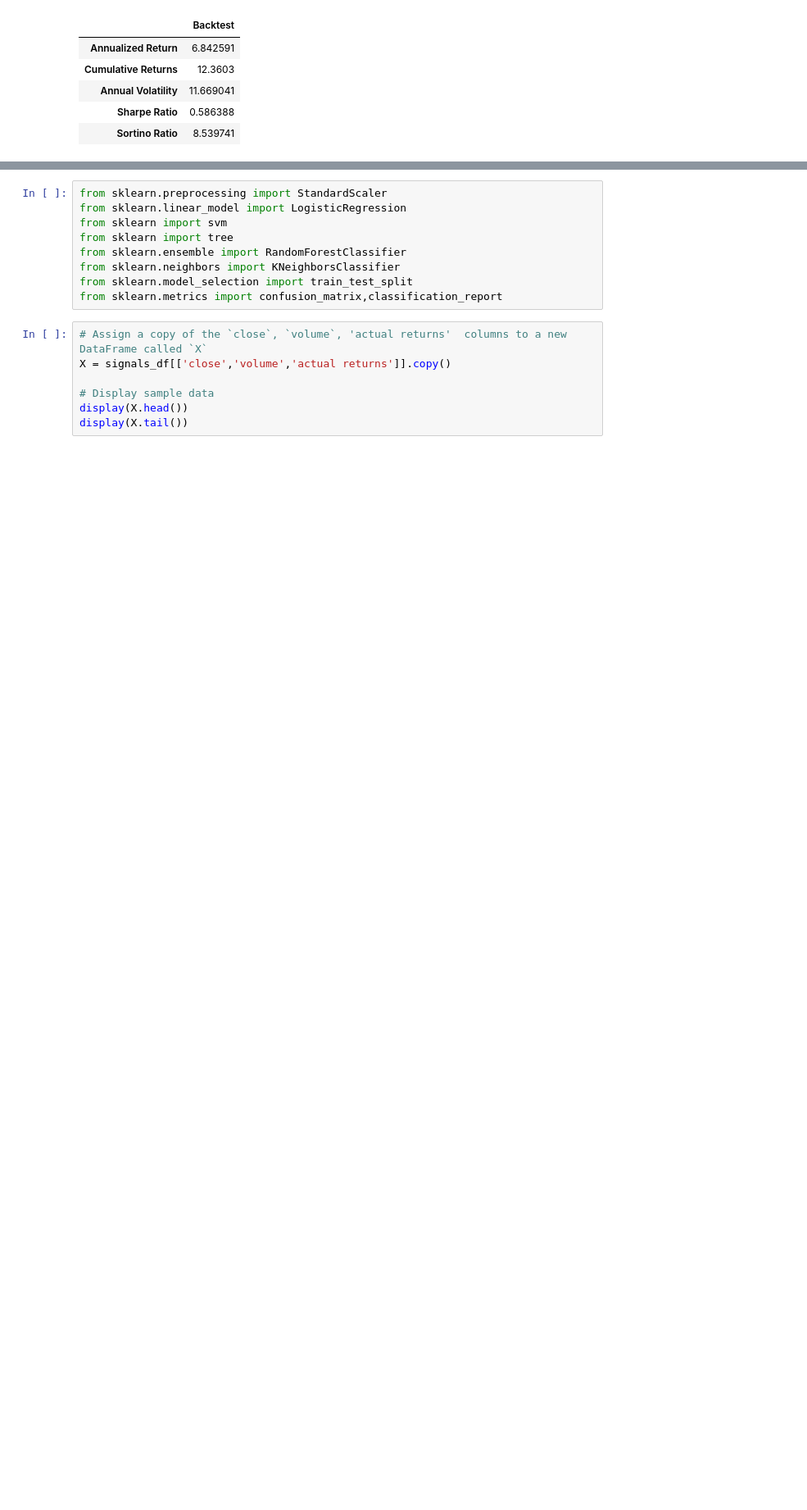
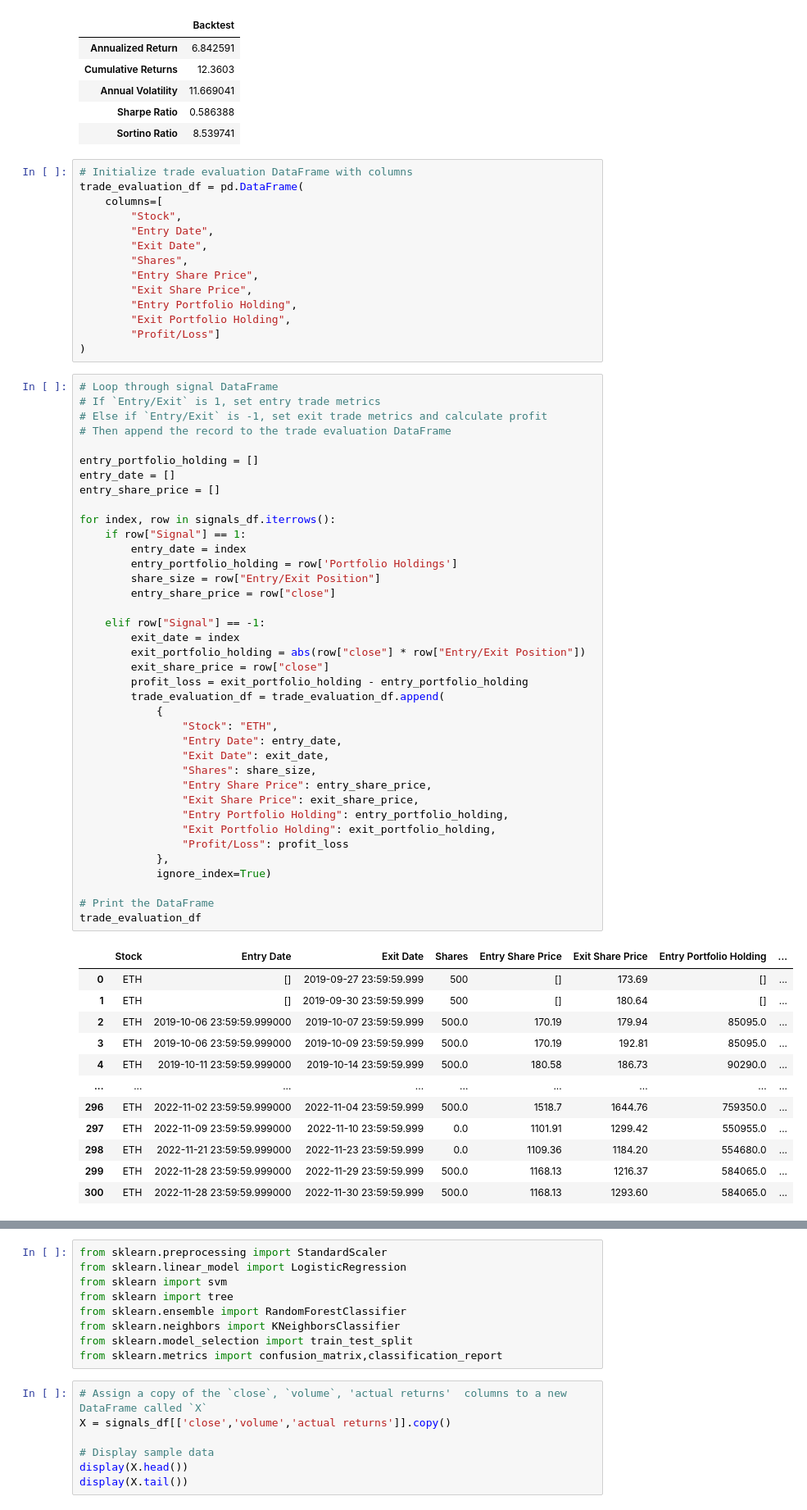
Before and after one commit to jdonnelly0804/project-2, a Jupyter notebook: Resources/Alpha.ipynb, the cells around one changed output, grey strips where cells are left out. Shown at 82% size. Saved outputs shown, nothing was run; the diff lists cells and outputs as text; blank space fills up the shorter version.

```diff
--- a/Resources/Alpha.ipynb
+++ b/Resources/Alpha.ipynb
@@ -470,3 +487,68 @@ eth_evaluation_df
 | Annual Volatility | 11.669041 |
 | Sharpe Ratio | 0.586388 |
 | Sortino Ratio | 8.539741 |
+# %%
+# Initialize trade evaluation DataFrame with columns
+trade_evaluation_df = pd.DataFrame(
+    columns=[
+        "Stock",
+        "Entry Date",
+        "Exit Date",
+        "Shares",
+        "Entry Share Price",
+        "Exit Share Price",
+        "Entry Portfolio Holding",
+        "Exit Portfolio Holding",
+        "Profit/Loss"]
+)
+# %%
+# Loop through signal DataFrame
+# If `Entry/Exit` is 1, set entry trade metrics
+# Else if `Entry/Exit` is -1, set exit trade metrics and calculate profit
+# Then append the record to the trade evaluation DataFrame
+
+entry_portfolio_holding = []
+entry_date = []
+entry_share_price = []
+
+for index, row in signals_df.iterrows():
+    if row["Signal"] == 1:
+        entry_date = index
+        entry_portfolio_holding = row['Portfolio Holdings']
+        share_size = row["Entry/Exit Position"]
+        entry_share_price = row["close"]
+
+    elif row["Signal"] == -1:
+        exit_date = index
+        exit_portfolio_holding = abs(row["close"] * row["Entry/Exit Position"])
+        exit_share_price = row["close"]
+        profit_loss = exit_portfolio_holding - entry_portfolio_holding
+        trade_evaluation_df = trade_evaluation_df.append(
+            {
+                "Stock": "ETH",
+                "Entry Date": entry_date,
+                "Exit Date": exit_date,
+                "Shares": share_size,
+                "Entry Share Price": entry_share_price,
+                "Exit Share Price": exit_share_price,
+                "Entry Portfolio Holding": entry_portfolio_holding,
+                "Exit Portfolio Holding": exit_portfolio_holding,
+                "Profit/Loss": profit_loss
+            },
+            ignore_index=True)
+
+# Print the DataFrame
+trade_evaluation_df
+# %% [output]
+|  | Stock | Entry Date | Exit Date | Shares | Entry Share Price | Exit Share Price | Entry Portfolio Holding | ... |
+| 0 | ETH | [] | 2019-09-27 23:59:59.999 | 500 | [] | 173.69 | [] | ... |
+| 1 | ETH | [] | 2019-09-30 23:59:59.999 | 500 | [] | 180.64 | [] | ... |
+| 2 | ETH | 2019-10-06 23:59:59.999000 | 2019-10-07 23:59:59.999 | 500.0 | 170.19 | 179.94 | 85095.0 | ... |
+| 3 | ETH | 2019-10-06 23:59:59.999000 | 2019-10-09 23:59:59.999 | 500.0 | 170.19 | 192.81 | 85095.0 | ... |
+| 4 | ETH | 2019-10-11 23:59:59.999000 | 2019-10-14 23:59:59.999 | 500.0 | 180.58 | 186.73 | 90290.0 | ... |
+| ... | ... | ... | ... | ... | ... | ... | ... | ... |
+| 296 | ETH | 2022-11-02 23:59:59.999000 | 2022-11-04 23:59:59.999 | 500.0 | 1518.7 | 1644.76 | 759350.0 | ... |
+| 297 | ETH | 2022-11-09 23:59:59.999000 | 2022-11-10 23:59:59.999 | 0.0 | 1101.91 | 1299.42 | 550955.0 | ... |
+| 298 | ETH | 2022-11-21 23:59:59.999000 | 2022-11-23 23:59:59.999 | 0.0 | 1109.36 | 1184.20 | 554680.0 | ... |
+| 299 | ETH | 2022-11-28 23:59:59.999000 | 2022-11-29 23:59:59.999 | 500.0 | 1168.13 | 1216.37 | 584065.0 | ... |
+| 300 | ETH | 2022-11-28 23:59:59.999000 | 2022-11-30 23:59:59.999 | 500.0 | 1168.13 | 1293.60 | 584065.0 | ... |
```
Also changed, not shown: parts of 11 cells of this notebook.
